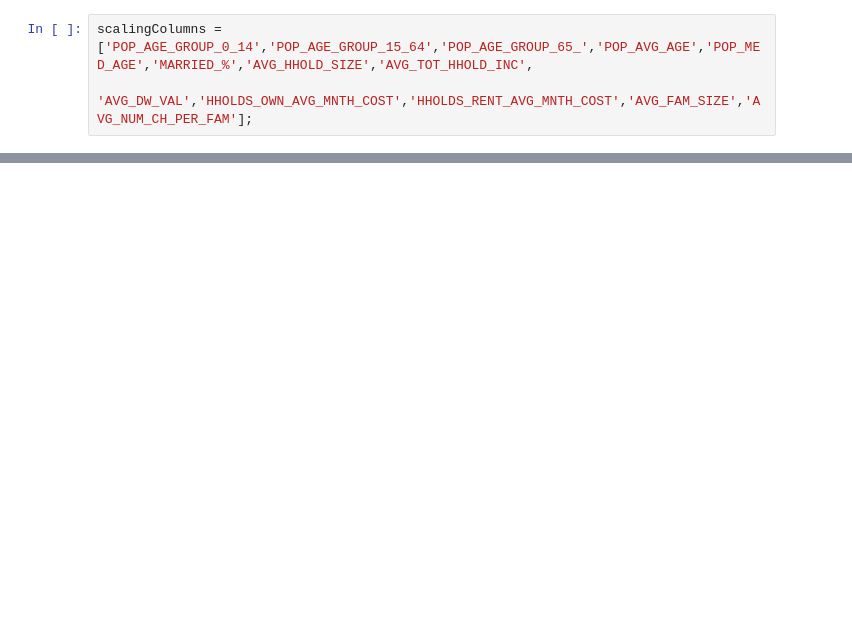
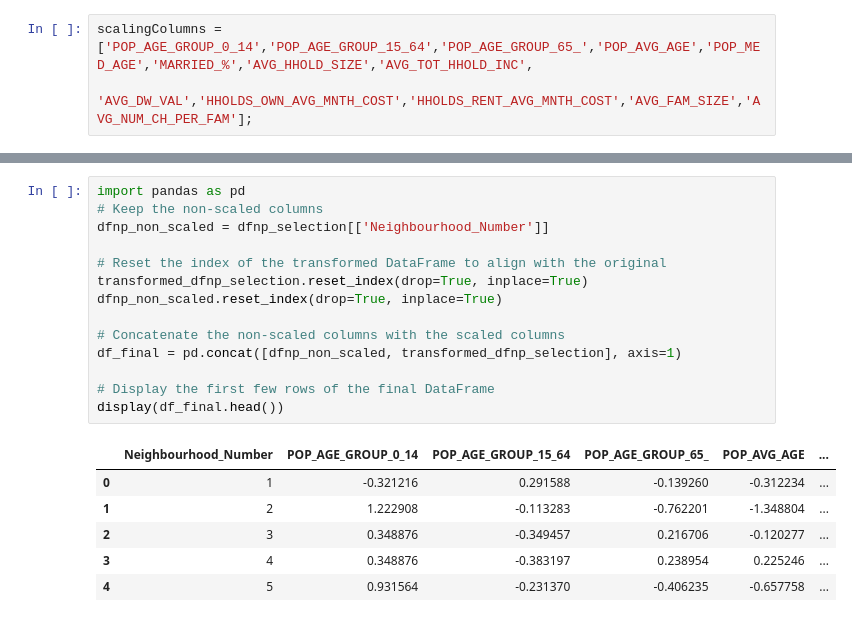
Before and after one commit to Ratnor/Socio-phenotype-classifier, a Jupyter notebook: Neighbourhood_profiles_data_prep.ipynb, the cells around one changed output, grey strips where cells are left out. Saved outputs shown, nothing was run; the diff lists cells and outputs as text; blank space fills up the shorter version.

```diff
--- a/Neighbourhood_profiles_data_prep.ipynb
+++ b/Neighbourhood_profiles_data_prep.ipynb
@@ -183,3 +184,24 @@ display(transformed_dfnp_selection.head())
 | 2 | 0.348876 | -0.349457 | 0.216706 | -0.120277 | -0.328392 | -0.266271 | ... |
 | 3 | 0.348876 | -0.383197 | 0.238954 | 0.225246 | 0.360795 | -0.695084 | ... |
 | 4 | 0.931564 | -0.231370 | -0.406235 | -0.657758 | -0.525302 | -1.298294 | ... |
+# %%
+import pandas as pd
+# Keep the non-scaled columns
+dfnp_non_scaled = dfnp_selection[['Neighbourhood_Number']]
+
+# Reset the index of the transformed DataFrame to align with the original
+transformed_dfnp_selection.reset_index(drop=True, inplace=True)
+dfnp_non_scaled.reset_index(drop=True, inplace=True)
+
+# Concatenate the non-scaled columns with the scaled columns
+df_final = pd.concat([dfnp_non_scaled, transformed_dfnp_selection], axis=1)
+
+# Display the first few rows of the final DataFrame
+display(df_final.head())
+# %% [output]
+|  | Neighbourhood_Number | POP_AGE_GROUP_0_14 | POP_AGE_GROUP_15_64 | POP_AGE_GROUP_65_ | POP_AVG_AGE | ... |
+| 0 | 1 | -0.321216 | 0.291588 | -0.139260 | -0.312234 | ... |
+| 1 | 2 | 1.222908 | -0.113283 | -0.762201 | -1.348804 | ... |
+| 2 | 3 | 0.348876 | -0.349457 | 0.216706 | -0.120277 | ... |
+| 3 | 4 | 0.348876 | -0.383197 | 0.238954 | 0.225246 | ... |
+| 4 | 5 | 0.931564 | -0.231370 | -0.406235 | -0.657758 | ... |
```
Also changed, not shown: parts of 3 cells of this notebook.
